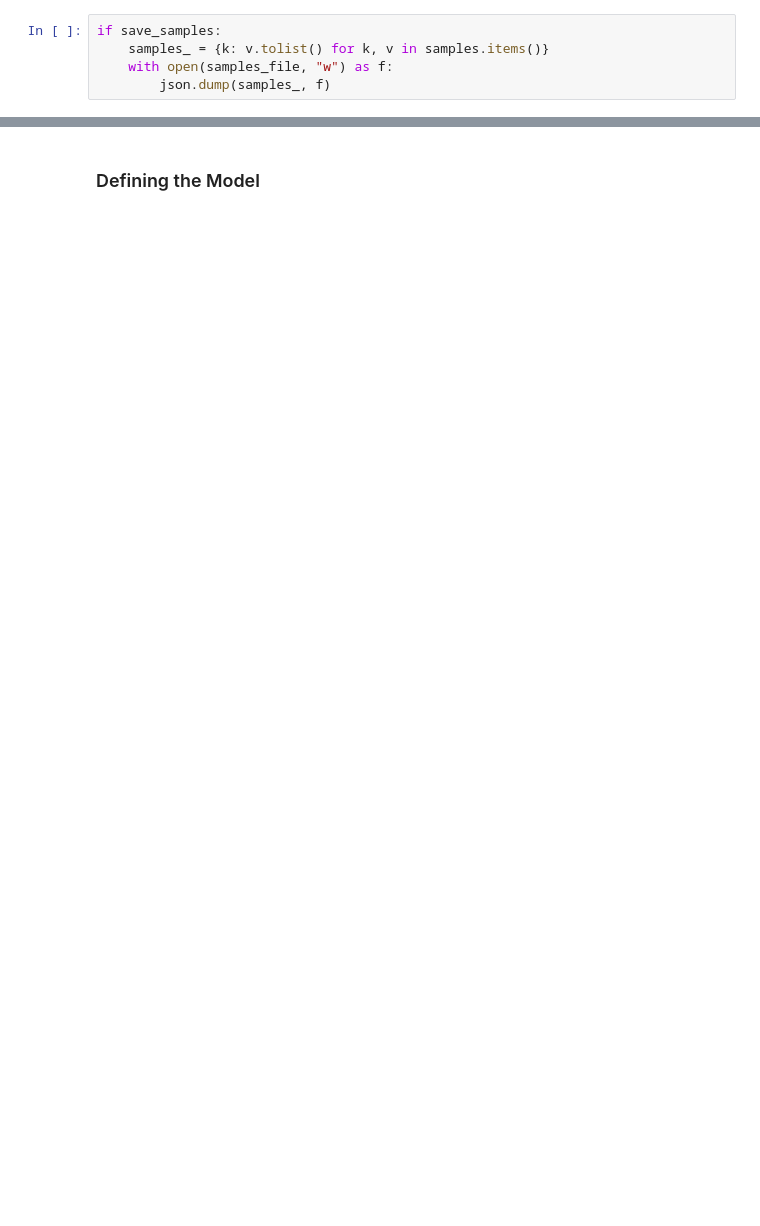
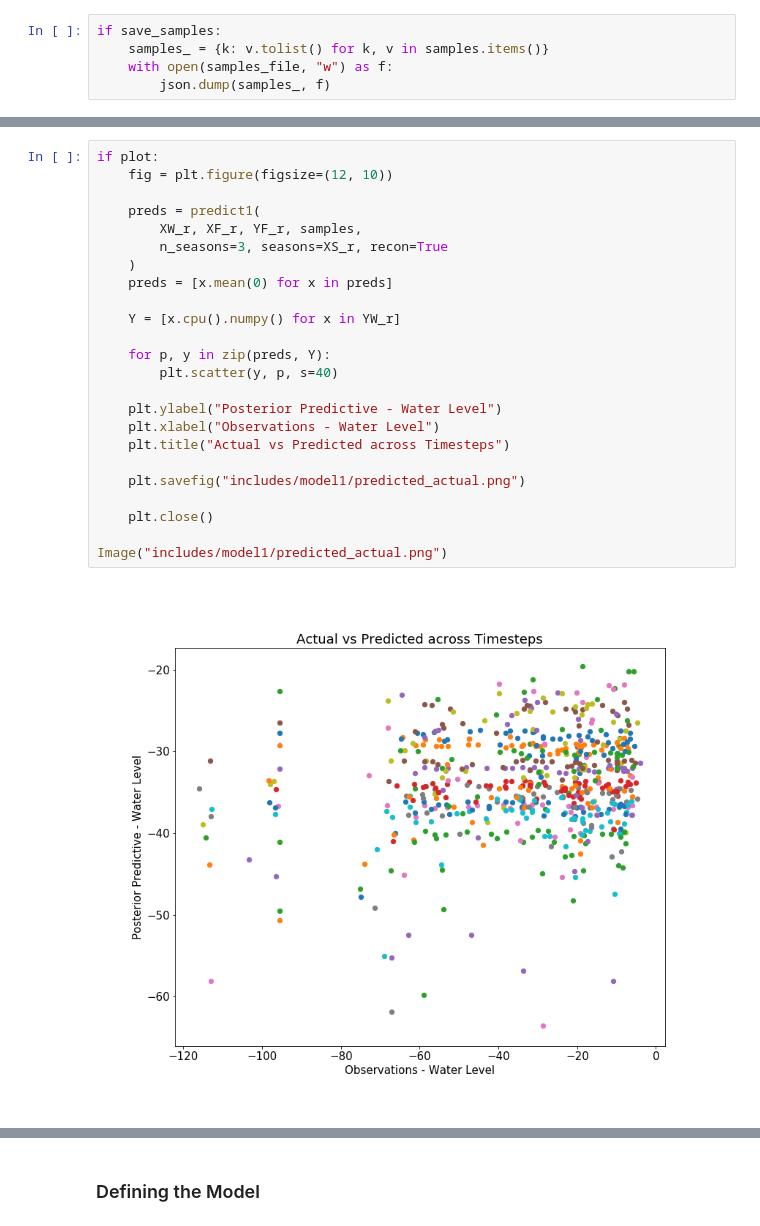
Before and after one commit to M-Harrington/probprog-finalproject, a Jupyter notebook: code.ipynb, the cells around one changed output, grey strips where cells are left out. Saved outputs shown, nothing was run; the diff lists cells and outputs as text; blank space fills up the shorter version.

```diff
--- a/code.ipynb
+++ b/code.ipynb
@@ -402,0 +721,26 @@ for site, values in summary(samples).items():
+# %%
+if plot:
+    fig = plt.figure(figsize=(12, 10))
+
+    preds = predict1(
+        XW_r, XF_r, YF_r, samples,
+        n_seasons=3, seasons=XS_r, recon=True
+    )
+    preds = [x.mean(0) for x in preds]
+
+    Y = [x.cpu().numpy() for x in YW_r]
+
+    for p, y in zip(preds, Y):
+        plt.scatter(y, p, s=40)
+
+    plt.ylabel("Posterior Predictive - Water Level")
+    plt.xlabel("Observations - Water Level")
+    plt.title("Actual vs Predicted across Timesteps")
+
+    plt.savefig("includes/model1/predicted_actual.png")
+
+    plt.close()
+
+Image("includes/model1/predicted_actual.png")
+# %% [output]
+[figure, added]
```
Also changed, not shown: parts of 71 cells of this notebook, 1 other file.
